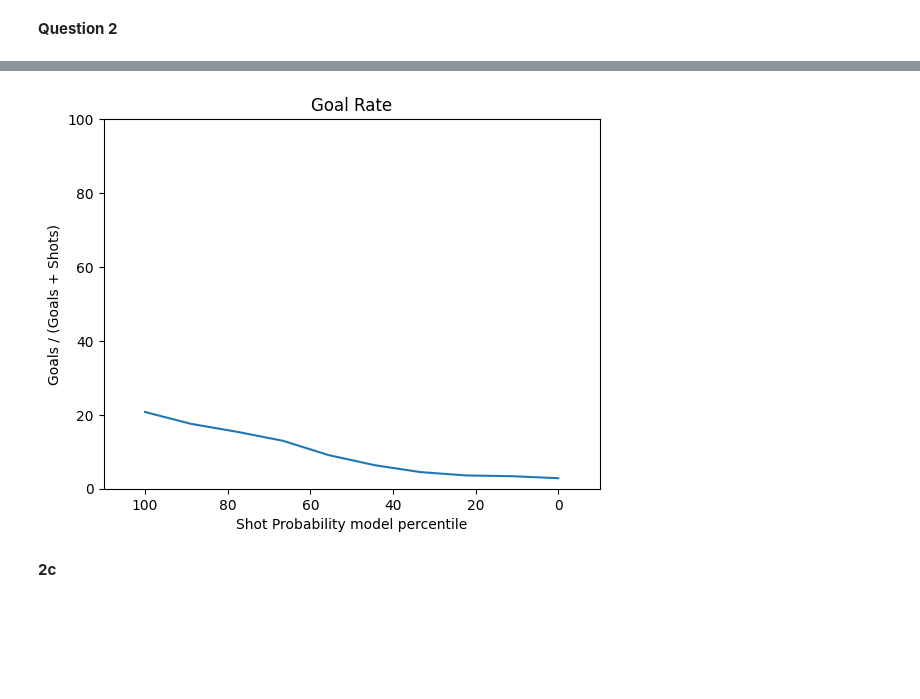
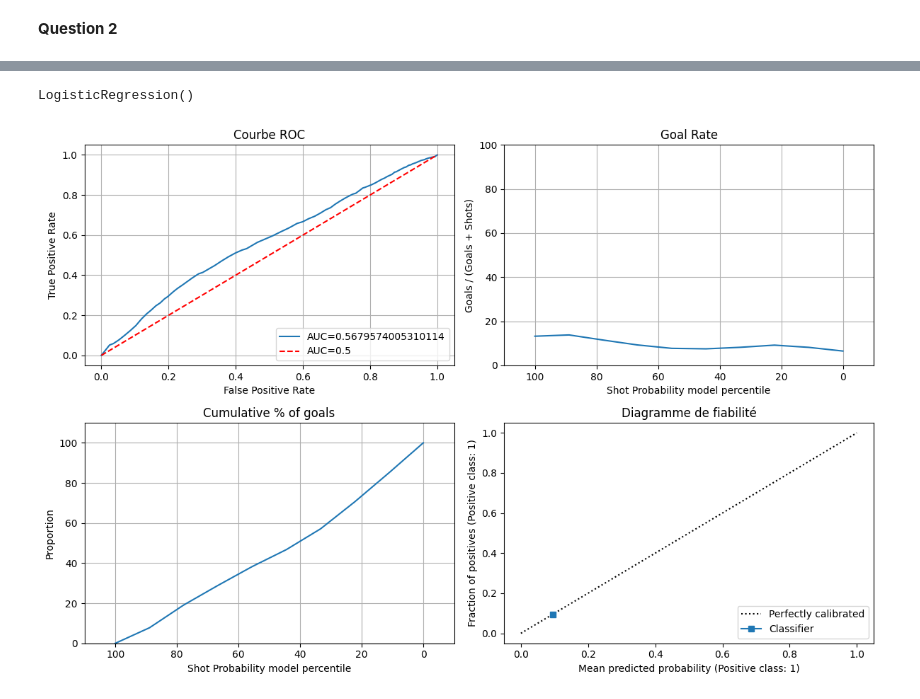
Before and after one commit to MkYacine/IFT6758-Projet, a Jupyter notebook: notebooks/modele_base.ipynb, the cells around one changed output, grey strips where cells are left out. Cells and saved outputs as stored; diff of their text form; code cells hidden in the pictures; blank space fills up the shorter version.

```diff
--- a/notebooks/modele_base.ipynb
+++ b/notebooks/modele_base.ipynb
@@ -175 +174,25 @@ y_pred_proba = modele_base.predict_proba(X_val)
+# %%
+def plot_metrics(model, X_val, y_val):
+
+    # Créez une nouvelle figure avec une grille 2x2 d
+    plt.figure(figsize=(12, 8))
+
+    # Créez chaque sous-tracé individuellement
+    plt.subplot(2, 2, 1)
+    plot_roc_curve(model, X_val, y_val)
+
+    plt.subplot(2, 2, 2)
+    plot_goal_rate(model, X_val, y_val)
+
+    plt.subplot(2, 2, 3)
+    plot_cumulative_percent_goal(model, X_val, y_val)
+
+    #plt.subplot(2, 2, 4)
+    plot_fiability_diagram(model, X_val, y_val)
+
+    # Ajustez l'espacement entre les sous-tracés pour éviter le chevauchement
+    plt.tight_layout()
+
+    # Affichez la figure
+    plt.show()
 # %% [markdown]
@@ -182,0 +208,5 @@ plot_roc_curve(modele_base, X_val, y_val)
+# %%
+#utilisation de la caractéristique d'angle
+df = data[['shot_angle', 'is_goal']]
+df = df.dropna()
+df.head()
@@ -183,6 +220,19 @@ plot_roc_curve(modele_base, X_val, y_val)
+# %%
+y = df['is_goal'].values
+X = df['shot_angle'].values
+
+# Split des données d'entrainement en train et val
+X_train, X_val, y_train, y_val = train_test_split(X, y, test_size=0.2)
+
+# Reshpae des array
+X_train = X_train.reshape(X_train.shape[0], 1)
+X_val = X_val.reshape(X_val.shape[0], 1)
+# %%
+modele_base2 = LogisticRegression()
+modele_base2.fit(X_train, y_train)
+# %% [output]
+LogisticRegression()
 # %%
-plot_goal_rate(modele_base, X_val, y_val)
+plot_metrics(modele_base2, X_val, y_val)
 # %% [output]
-[figure, old version]
+[figure, new version]
-# %% [markdown]
-**2c**
```
Also changed, not shown: parts of 20 cells of this notebook.
